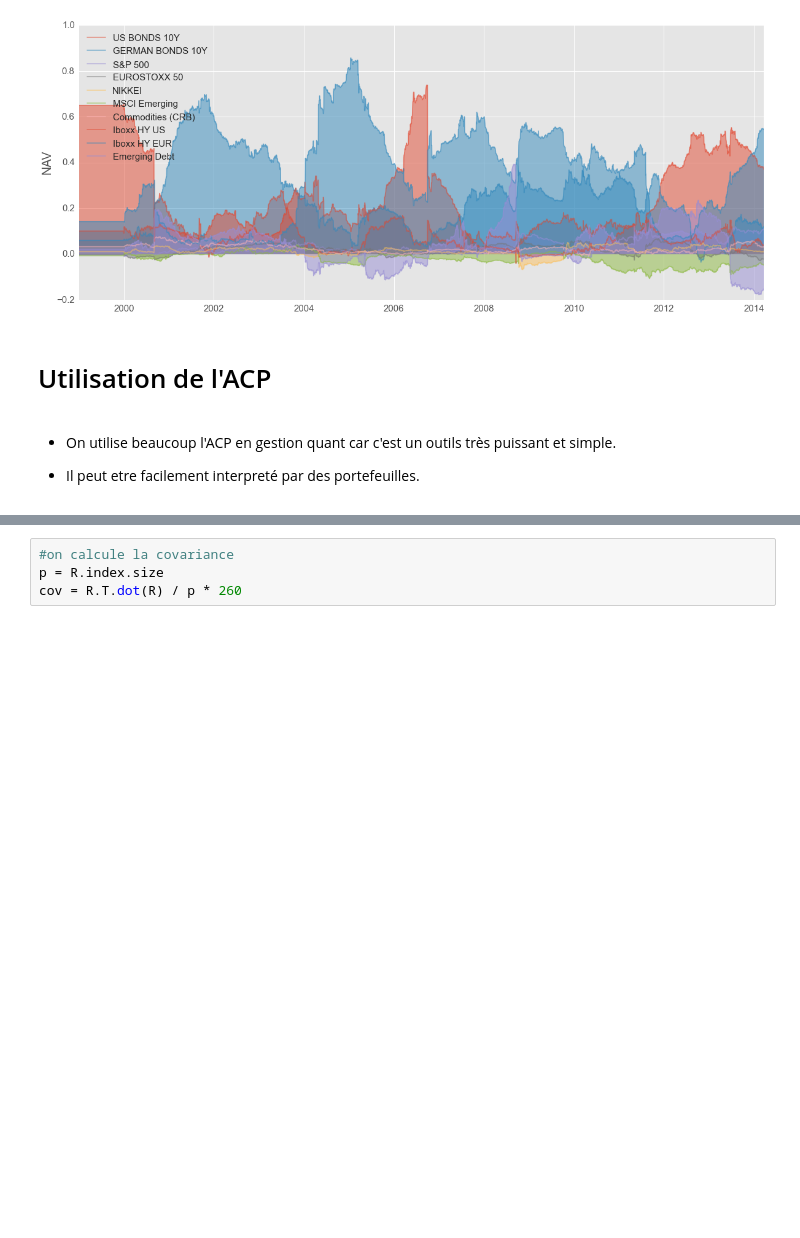
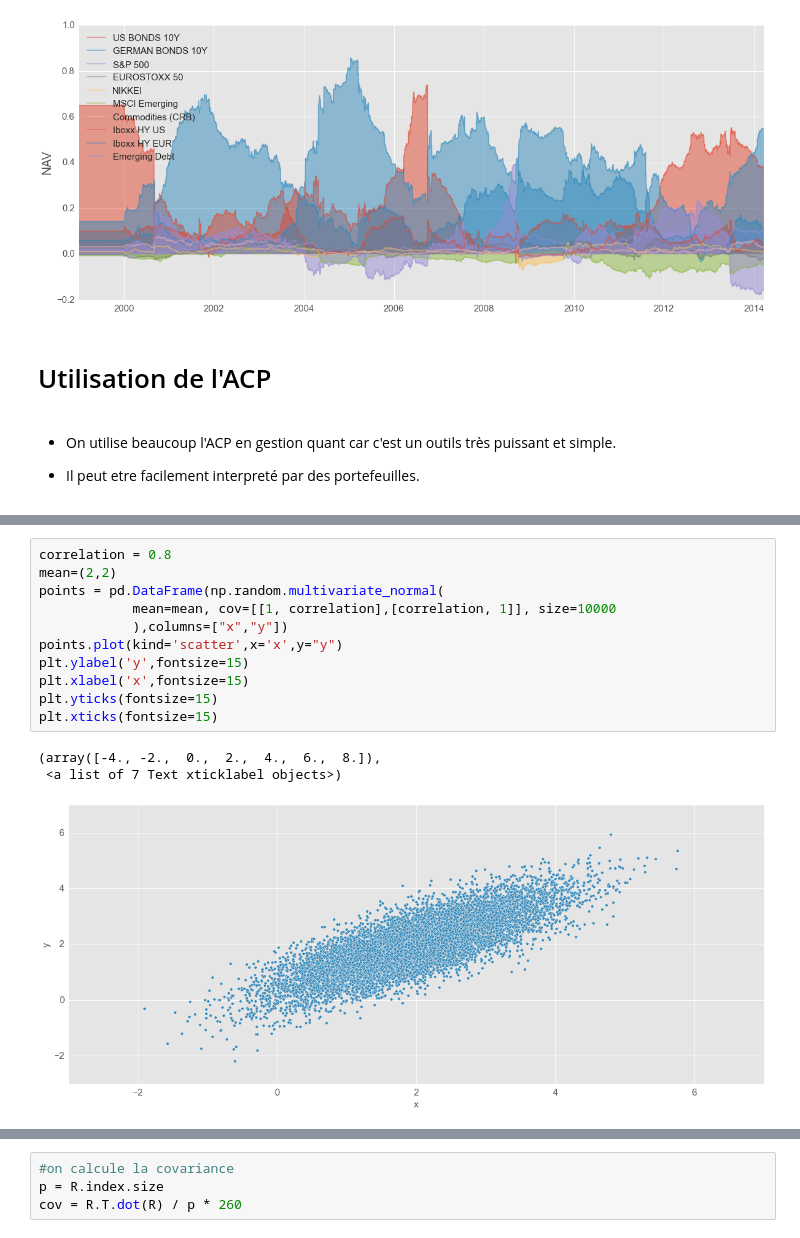
Before and after one commit to mathisshen/DIFIQ-Strategie-Quant, a Jupyter notebook: GQuant.ipynb, the cells around one changed output, grey strips where cells are left out. Cells and saved outputs as stored; diff of their text form; blank space fills up the shorter version.

```diff
--- a/GQuant.ipynb
+++ b/GQuant.ipynb
@@ -1014,0 +1027,15 @@ plt.legend(fontsize=15,loc='upper left')
+# %%
+correlation = 0.8
+mean=(2,2)
+points = pd.DataFrame(np.random.multivariate_normal(
+            mean=mean, cov=[[1, correlation],[correlation, 1]], size=10000
+            ),columns=["x","y"])
+points.plot(kind='scatter',x='x',y="y")
+plt.ylabel('y',fontsize=15)
+plt.xlabel('x',fontsize=15)
+plt.yticks(fontsize=15)
+plt.xticks(fontsize=15)
+# %% [output]
+(array([-4., -2.,  0.,  2.,  4.,  6.,  8.]),
+ <a list of 7 Text xticklabel objects>)
+[figure, added]
```
Also changed, not shown: parts of 15 cells of this notebook, 1 other file.
